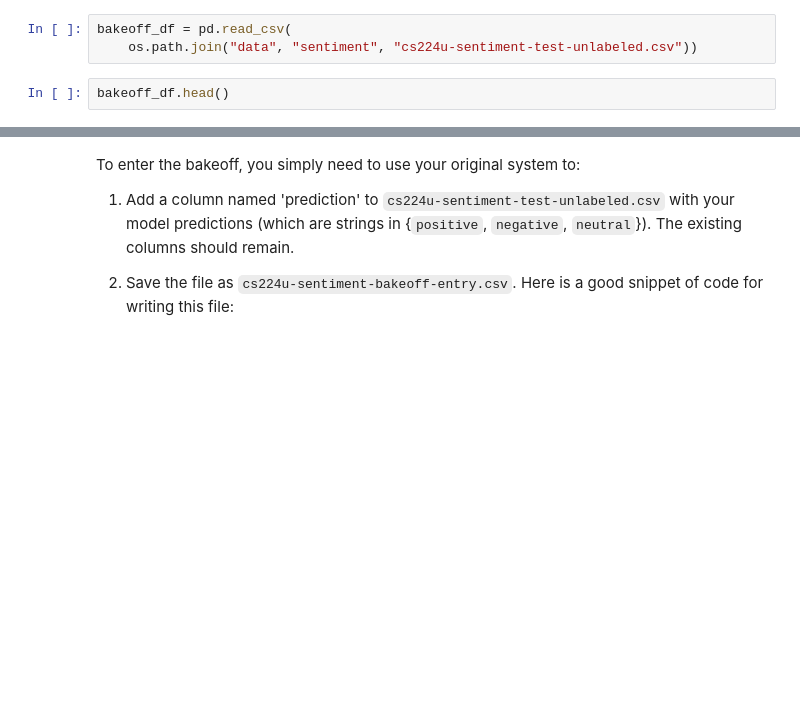
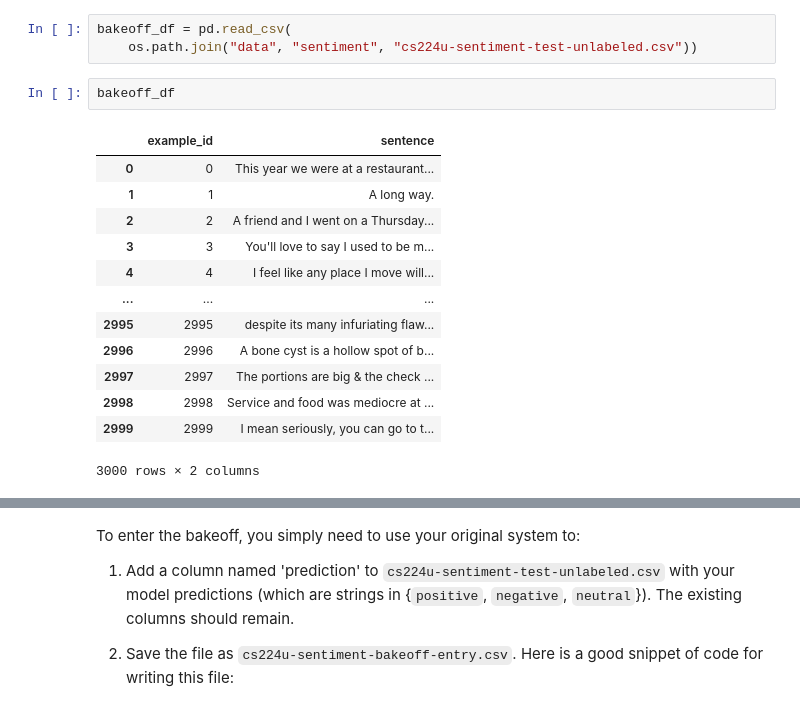
Before and after one commit to nonkey-d-luffy/nlu, a Jupyter notebook: hw_sentiment.ipynb, the cells around one changed output, grey strips where cells are left out. Drawn from its saved outputs; the diff is of its cells as text; blank space fills up the shorter version.

```diff
--- a/hw_sentiment.ipynb
+++ b/hw_sentiment.ipynb
@@ -1182,4 +1213,18 @@ Once you have the file, you can load it to a `pd.DataFrame`:
 bakeoff_df = pd.read_csv(
     os.path.join("data", "sentiment", "cs224u-sentiment-test-unlabeled.csv"))
 # %%
-bakeoff_df.head()
+bakeoff_df
+# %% [output]
+|  | example_id | sentence |
+| 0 | 0 | This year we were at a restaurant... |
+| 1 | 1 | A long way. |
+| 2 | 2 | A friend and I went on a Thursday... |
+| 3 | 3 | You'll love to say I used to be m... |
+| 4 | 4 | I feel like any place I move will... |
+| ... | ... | ... |
+| 2995 | 2995 | despite its many infuriating flaw... |
+| 2996 | 2996 | A bone cyst is a hollow spot of b... |
+| 2997 | 2997 | The portions are big & the check ... |
+| 2998 | 2998 | Service and food was mediocre at ... |
+| 2999 | 2999 | I mean seriously, you can go to t... |
+3000 rows × 2 columns
```
Also changed, not shown: parts of 17 cells of this notebook.
